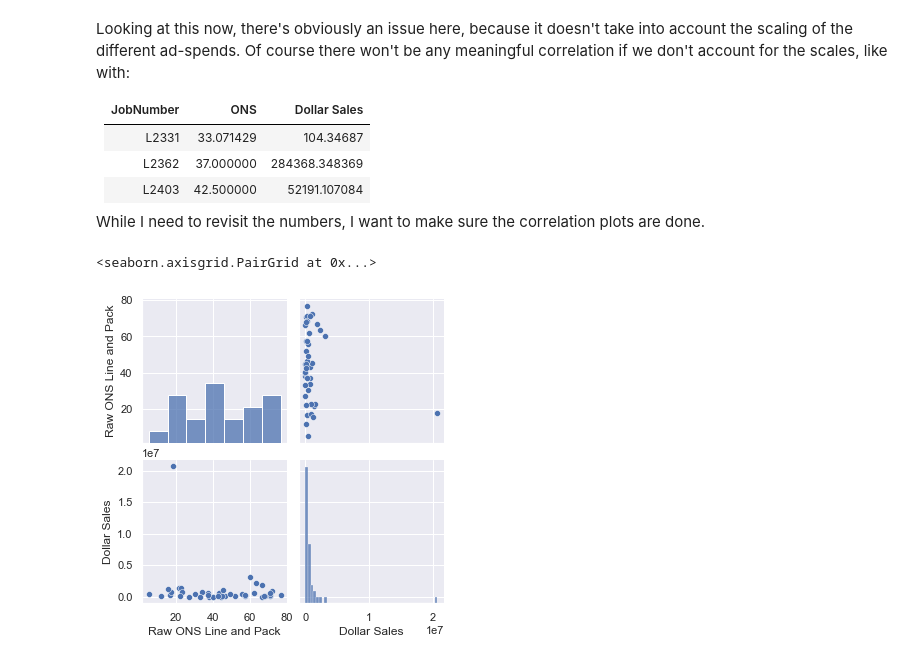
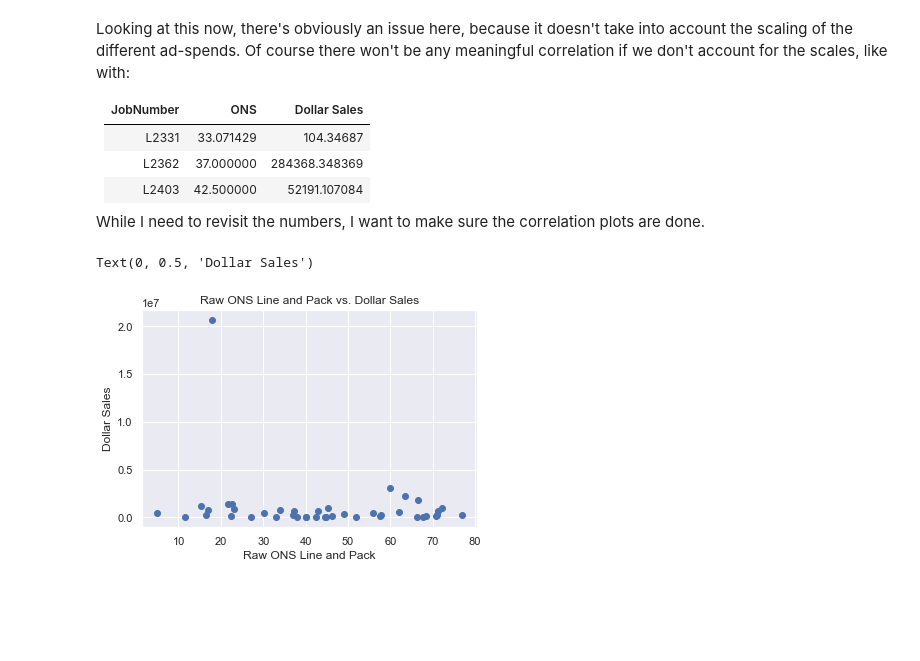
Before and after one commit to mess-clarifai/behaviorally, a Jupyter notebook: notebooks/project-forensics.ipynb, the cells around one changed output. Saved outputs shown, nothing was run; the diff lists cells and outputs as text; code cells hidden in the pictures; blank space fills up the shorter version.

```diff
--- a/notebooks/project-forensics.ipynb
+++ b/notebooks/project-forensics.ipynb
@@ -548,3 +602,11 @@ Of course there won't be any meaningful correlation if we don't account for the
 |L2403 | 42.500000 | 52191.107084 |
 
 While I need to revisit the numbers, I want to make sure the correlation plots are done.
+# %%
+plt.title('Raw ONS Line and Pack vs. Dollar Sales')
+plt.scatter(results_agg['Raw ONS Line and Pack'], results_agg['Dollar Sales'])
+plt.xlabel('Raw ONS Line and Pack')
+plt.ylabel('Dollar Sales')
+# %% [output]
+Text(0, 0.5, 'Dollar Sales')
+[figure, added]
@@ -551,5 +626,2 @@ While I need to revisit the numbers, I want to make sure the correlation plots a
 # %%
-sns.pairplot(data=results_agg)
+# sns.pairplot(data=results_agg)
-# %% [output]
-<seaborn.axisgrid.PairGrid at 0x...>
-[figure, removed]
```
Also changed, not shown: parts of 15 cells of this notebook.
